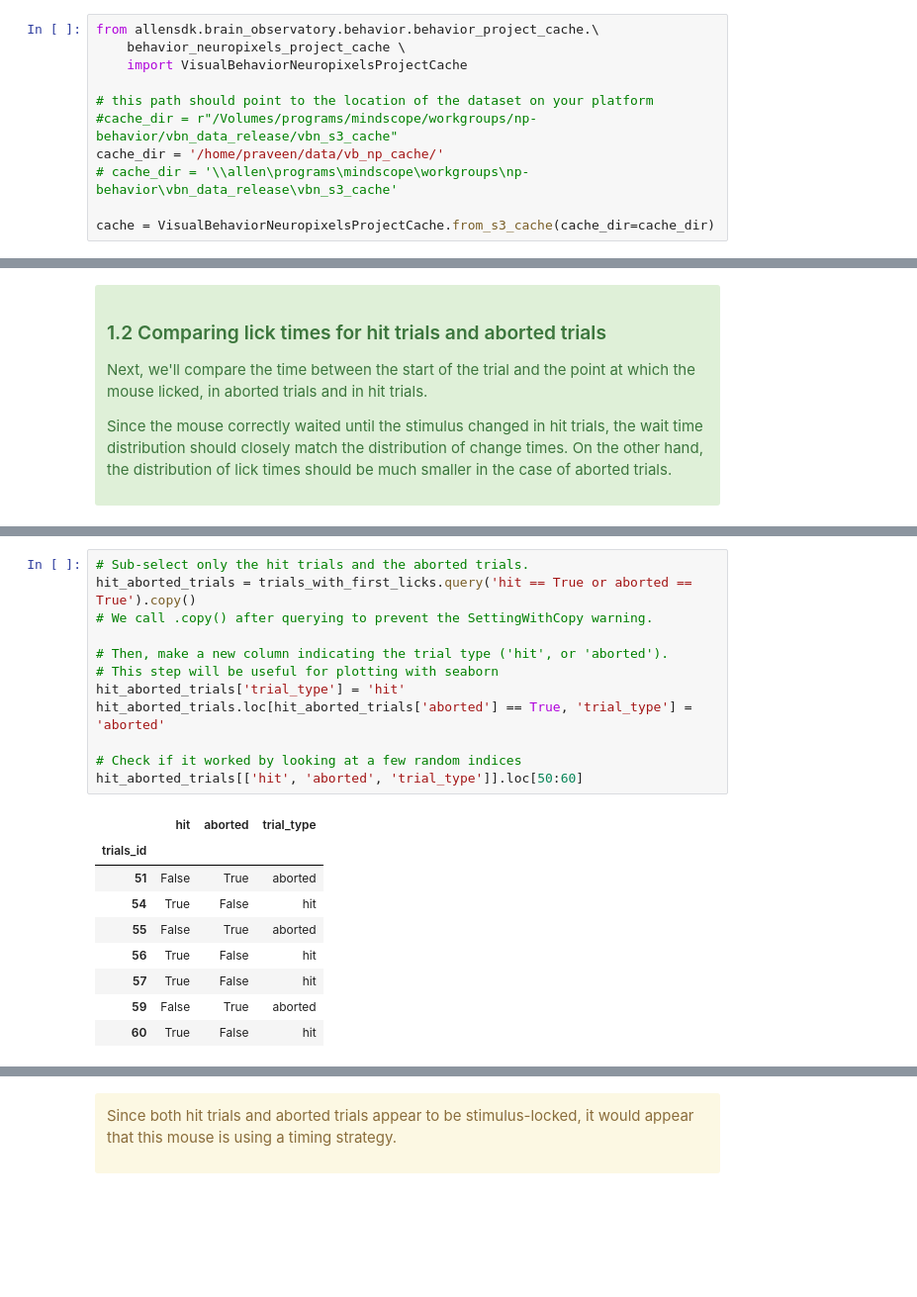
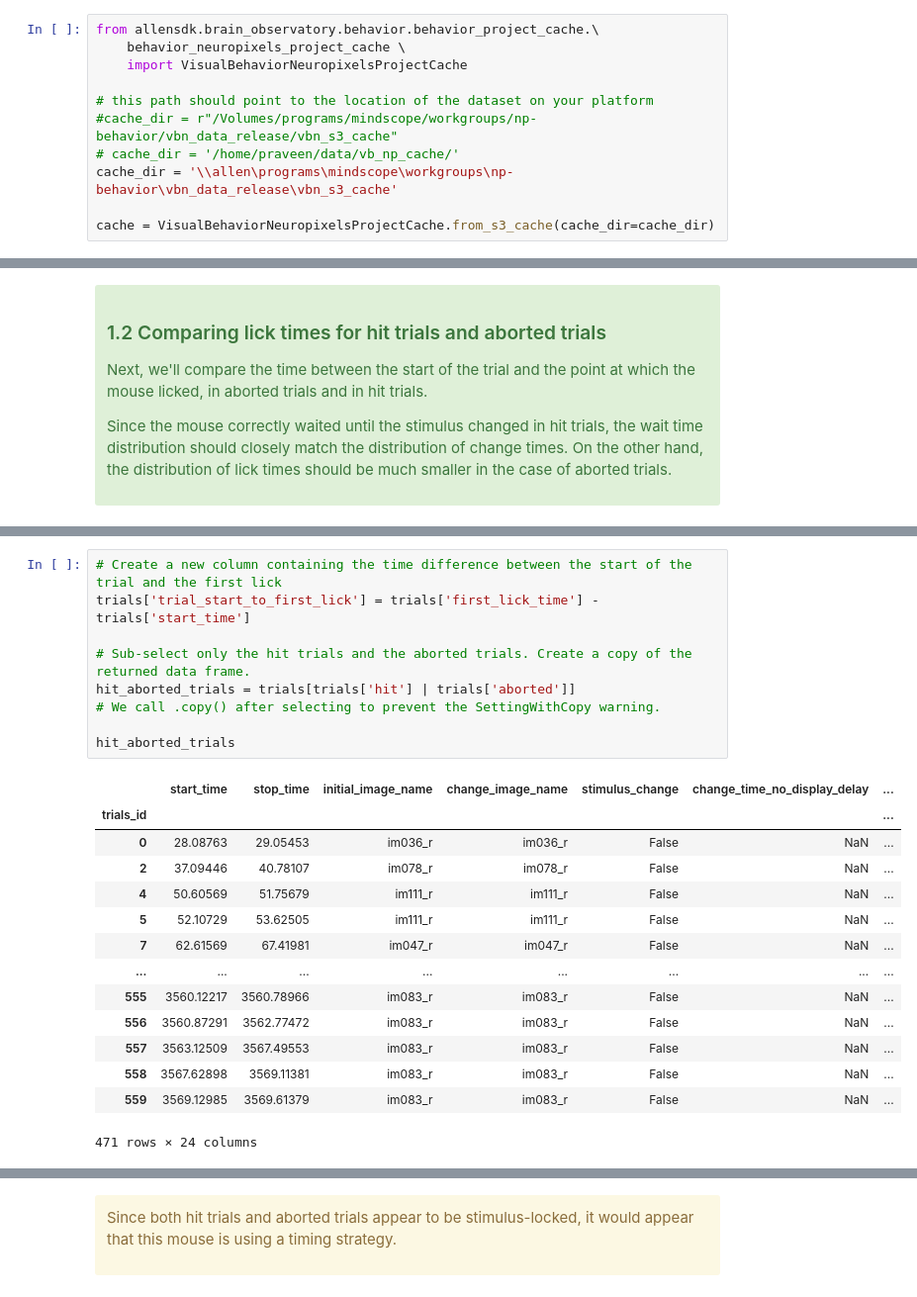
Before and after one commit to AllenInstitute/swdb_2022, a Jupyter notebook: Organizers/VBN_Exercise_solutions.ipynb, the cells around one changed output, grey strips where cells are left out. Shown at 99% size. Saved outputs shown, nothing was run; the diff lists cells and outputs as text; blank space fills up the shorter version.

```diff
--- a/Organizers/VBN_Exercise_solutions.ipynb
+++ b/Organizers/VBN_Exercise_solutions.ipynb
@@ -35,8 +35,8 @@ from allensdk.brain_observatory.behavior.behavior_project_cache.\
 
 # this path should point to the location of the dataset on your platform
 #cache_dir = r"/Volumes/programs/mindscope/workgroups/np-behavior/vbn_data_release/vbn_s3_cache"
-cache_dir = '/home/praveen/data/vb_np_cache/'
-# cache_dir = '\\allen\programs\mindscope\workgroups\np-behavior\vbn_data_release\vbn_s3_cache'
+# cache_dir = '/home/praveen/data/vb_np_cache/'
+cache_dir = '\\allen\programs\mindscope\workgroups\np-behavior\vbn_data_release\vbn_s3_cache'
 
 cache = VisualBehaviorNeuropixelsProjectCache.from_s3_cache(cache_dir=cache_dir)
 # %% [markdown]
@@ -196,24 +216,26 @@ trials_with_first_licks.head()
 # %%
-# Sub-select only the hit trials and the aborted trials.
-hit_aborted_trials = trials_with_first_licks.query('hit == True or aborted == True').copy()
-# We call .copy() after querying to prevent the SettingWithCopy warning.
+# Create a new column containing the time difference between the start of the trial and the first lick
+trials['trial_start_to_first_lick'] = trials['first_lick_time'] - trials['start_time']
 
-# Then, make a new column indicating the trial type ('hit', or 'aborted').
-# This step will be useful for plotting with seaborn
-hit_aborted_trials['trial_type'] = 'hit'
-hit_aborted_trials.loc[hit_aborted_trials['aborted'] == True, 'trial_type'] = 'aborted'
+# Sub-select only the hit trials and the aborted trials. Create a copy of the returned data frame.
+hit_aborted_trials = trials[trials['hit'] | trials['aborted']]
+# We call .copy() after selecting to prevent the SettingWithCopy warning.
 
-# Check if it worked by looking at a few random indices
-hit_aborted_trials[['hit', 'aborted', 'trial_type']].loc[50:60]
+hit_aborted_trials
 # %% [output]
-|  | hit | aborted | trial_type |
-| trials_id |  |  |  |
-| 51 | False | True | aborted |
-| 54 | True | False | hit |
-| 55 | False | True | aborted |
-| 56 | True | False | hit |
-| 57 | True | False | hit |
-| 59 | False | True | aborted |
-| 60 | True | False | hit |
+|  | start_time | stop_time | initial_image_name | change_image_name | stimulus_change | change_time_no_display_delay | ... |
+| trials_id |  |  |  |  |  |  | ... |
+| 0 | 28.08763 | 29.05453 | im036_r | im036_r | False | NaN | ... |
+| 2 | 37.09446 | 40.78107 | im078_r | im078_r | False | NaN | ... |
+| 4 | 50.60569 | 51.75679 | im111_r | im111_r | False | NaN | ... |
+| 5 | 52.10729 | 53.62505 | im111_r | im111_r | False | NaN | ... |
+| 7 | 62.61569 | 67.41981 | im047_r | im047_r | False | NaN | ... |
+| ... | ... | ... | ... | ... | ... | ... | ... |
+| 555 | 3560.12217 | 3560.78966 | im083_r | im083_r | False | NaN | ... |
+| 556 | 3560.87291 | 3562.77472 | im083_r | im083_r | False | NaN | ... |
+| 557 | 3563.12509 | 3567.49553 | im083_r | im083_r | False | NaN | ... |
+| 558 | 3567.62898 | 3569.11381 | im083_r | im083_r | False | NaN | ... |
+| 559 | 3569.12985 | 3569.61379 | im083_r | im083_r | False | NaN | ... |
+471 rows × 24 columns
 # %%
 # Plot a histogram of the time from the start of the trial to the first lick, colored by trial type
```
Also changed, not shown: parts of 18 cells of this notebook.
